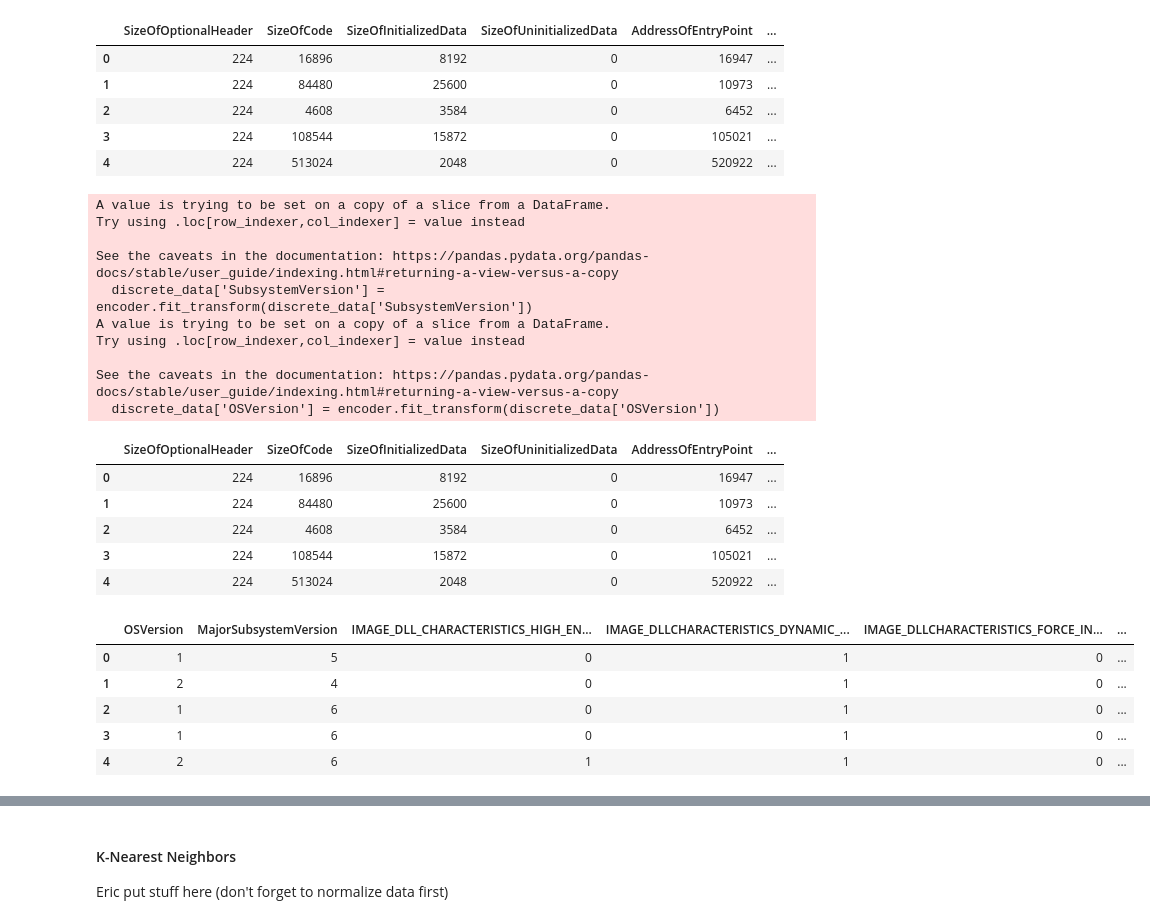
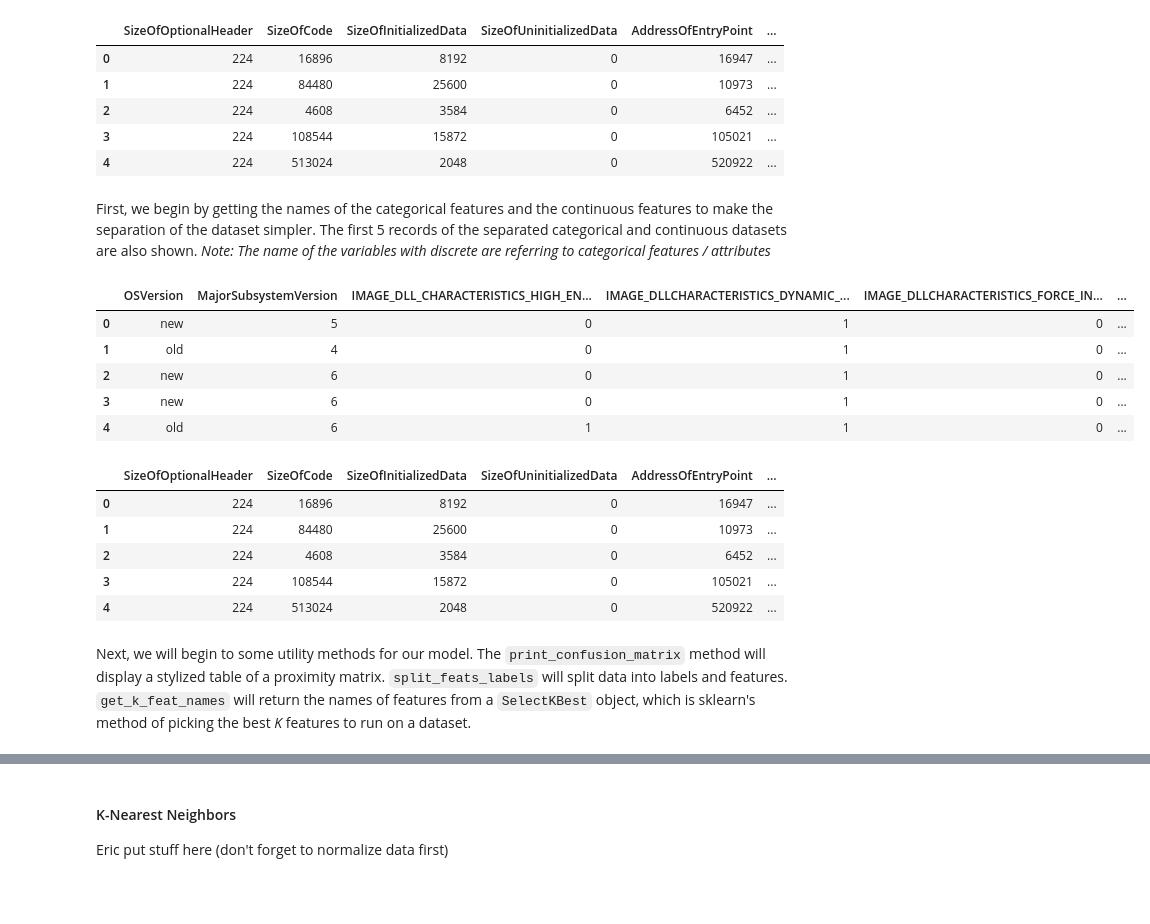
Before and after one commit to ayaabdelgawad/categorize-viruses, a Jupyter notebook: mal-classifier.ipynb, the cells around one changed output, grey strips where cells are left out. Drawn from its saved outputs; the diff is of its cells as text; code cells hidden in the pictures; blank space fills up the shorter version.

```diff
--- a/mal-classifier.ipynb
+++ b/mal-classifier.ipynb
@@ -372,49 +372,3 @@ data.head ()
 | 2 | 224 | 4608 | 3584 | 0 | 6452 | ... |
 | 3 | 224 | 108544 | 15872 | 0 | 105021 | ... |
 | 4 | 224 | 513024 | 2048 | 0 | 520922 | ... |
-# %%
-from sklearn.preprocessing import OrdinalEncoder
-
-discrete_features = [
-    "OSVersion",
-    "MajorSubsystemVersion",
-    *dll_flag_offsets.values(),
-    *[feat_name for feat_name in data if feat_name.startswith ('Machine')],
-    *[feat_name for feat_name in data if feat_name.startswith ('Subsystem')]
-]
-
-encoder = LabelEncoder ()
-continuous_data = data.drop (columns=[*discrete_features, "MajorOperatingSystemVersion"])
-discrete_data = data[[*discrete_features, 'legitimate']]
-
-# produces warning, SettingWithCopyWarning - can ignore
-discrete_data['SubsystemVersion'] = encoder.fit_transform(discrete_data['SubsystemVersion'])
-discrete_data['OSVersion'] = encoder.fit_transform(discrete_data['OSVersion'])
-
-# print (discrete_data['SubsystemVersion'])
-
-display(continuous_data.head ())
-display(discrete_data.head ())
-# %% [output]
-A value is trying to be set on a copy of a slice from a DataFrame.
-Try using .loc[row_indexer,col_indexer] = value instead
-
-See the caveats in the documentation: https://pandas.pydata.org/pandas-docs/stable/user_guide/indexing.html#returning-a-view-versus-a-copy
-  discrete_data['SubsystemVersion'] = encoder.fit_transform(discrete_data['SubsystemVersion'])
-A value is trying to be set on a copy of a slice from a DataFrame.
-Try using .loc[row_indexer,col_indexer] = value instead
-
-See the caveats in the documentation: https://pandas.pydata.org/pandas-docs/stable/user_guide/indexing.html#returning-a-view-versus-a-copy
-  discrete_data['OSVersion'] = encoder.fit_transform(discrete_data['OSVersion'])
-|  | SizeOfOptionalHeader | SizeOfCode | SizeOfInitializedData | SizeOfUninitializedData | AddressOfEntryPoint | ... |
-| 0 | 224 | 16896 | 8192 | 0 | 16947 | ... |
-| 1 | 224 | 84480 | 25600 | 0 | 10973 | ... |
-| 2 | 224 | 4608 | 3584 | 0 | 6452 | ... |
-| 3 | 224 | 108544 | 15872 | 0 | 105021 | ... |
-| 4 | 224 | 513024 | 2048 | 0 | 520922 | ... |
-|  | OSVersion | MajorSubsystemVersion | IMAGE_DLL_CHARACTERISTICS_HIGH_EN... | IMAGE_DLLCHARACTERISTICS_DYNAMIC_... | IMAGE_DLLCHARACTERISTICS_FORCE_IN... | ... |
-| 0 | 1 | 5 | 0 | 1 | 0 | ... |
-| 1 | 2 | 4 | 0 | 1 | 0 | ... |
-| 2 | 1 | 6 | 0 | 1 | 0 | ... |
-| 3 | 1 | 6 | 0 | 1 | 0 | ... |
-| 4 | 2 | 6 | 1 | 1 | 0 | ... |
@@ -429 +375,33 @@ def make_fold (data, n, fold_len, K):
+# %% [markdown]
+First, we begin by getting the names of the categorical features and the continuous features to make the separation of the dataset simpler. The first 5 records of the separated categorical and continuous datasets are also shown. _Note: The name of the variables with discrete are referring to categorical features / attributes_
+# %%
+discrete_features = [
+    "OSVersion",
+    "MajorSubsystemVersion",
+    *dll_flag_offsets.values(),
+    *[name for name in data if name.startswith ('Machine')],
+    *[name for name in data if name.startswith ('Subsystem')]
+]
+
+continuous_features = [
+    name for name in data \
+        if name not in discrete_features and name not in ["MajorOperatingSystemVersion", "legitimate"]]
+
+display (data[discrete_features].head ())
+display (data[continuous_features].head ())
+# %% [output]
+|  | OSVersion | MajorSubsystemVersion | IMAGE_DLL_CHARACTERISTICS_HIGH_EN... | IMAGE_DLLCHARACTERISTICS_DYNAMIC_... | IMAGE_DLLCHARACTERISTICS_FORCE_IN... | ... |
+| 0 | new | 5 | 0 | 1 | 0 | ... |
+| 1 | old | 4 | 0 | 1 | 0 | ... |
+| 2 | new | 6 | 0 | 1 | 0 | ... |
+| 3 | new | 6 | 0 | 1 | 0 | ... |
+| 4 | old | 6 | 1 | 1 | 0 | ... |
+|  | SizeOfOptionalHeader | SizeOfCode | SizeOfInitializedData | SizeOfUninitializedData | AddressOfEntryPoint | ... |
+| 0 | 224 | 16896 | 8192 | 0 | 16947 | ... |
+| 1 | 224 | 84480 | 25600 | 0 | 10973 | ... |
+| 2 | 224 | 4608 | 3584 | 0 | 6452 | ... |
+| 3 | 224 | 108544 | 15872 | 0 | 105021 | ... |
+| 4 | 224 | 513024 | 2048 | 0 | 520922 | ... |
+# %% [markdown]
+Next, we will begin to some utility methods for our model. The `print_confusion_matrix` method will display a stylized table of a proximity matrix. `split_feats_labels` will split data into labels and features. `get_k_feat_names` will return the names of features from a `SelectKBest` object, which is sklearn's method of picking the best _K_ features to run on a dataset.
 # %%
```
Also changed, not shown: parts of 37 cells of this notebook.
